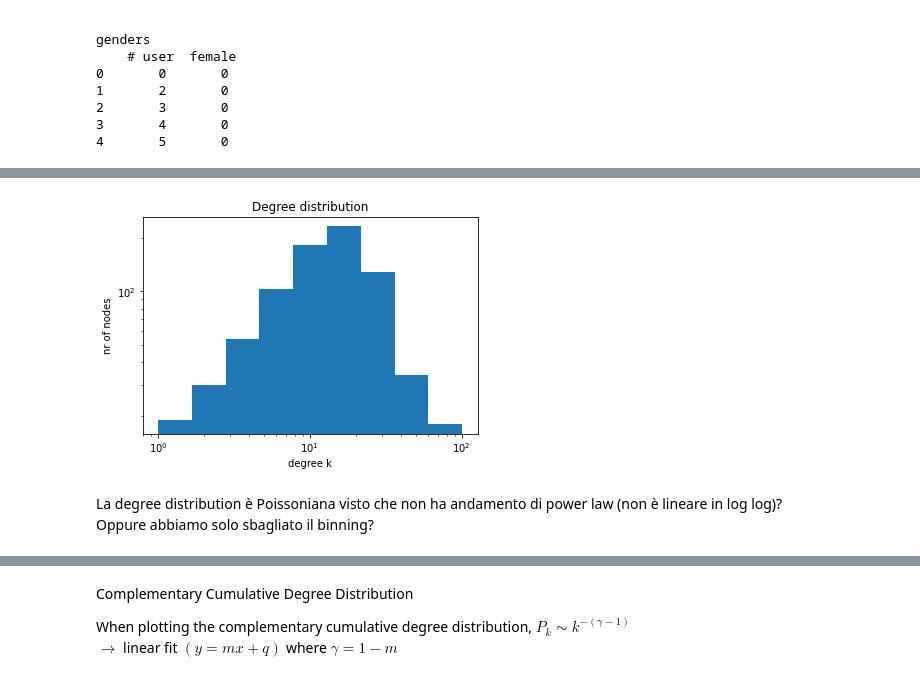
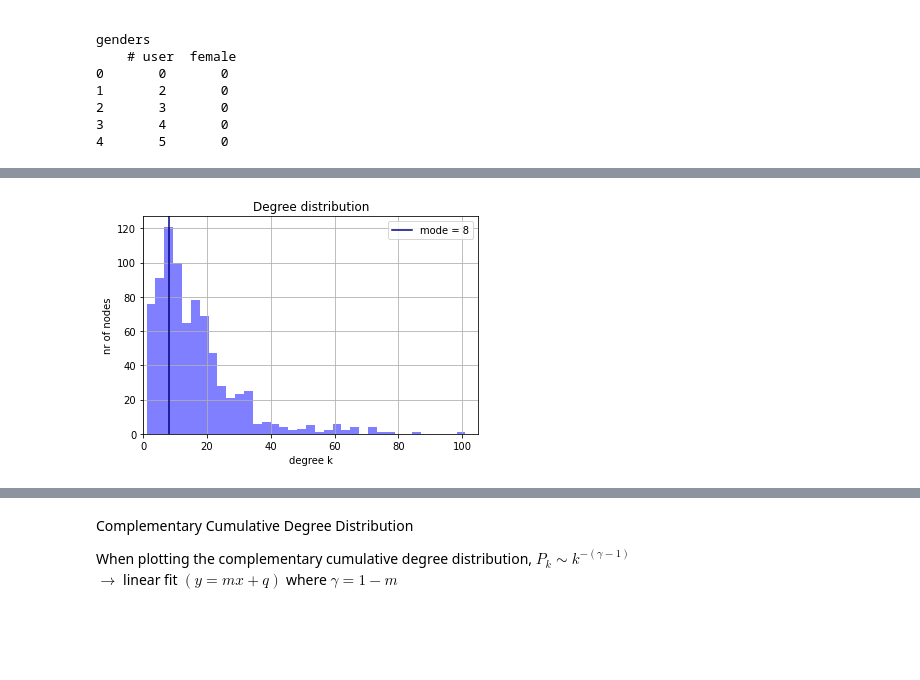
Before and after one commit to dariobaron/copenhagen_project, a Jupyter notebook: Marika_a_Copenhagen.ipynb, the cells around one changed output, grey strips where cells are left out. Cells and saved outputs as stored; diff of their text form; code cells hidden in the pictures; blank space fills up the shorter version.

```diff
--- a/Marika_a_Copenhagen.ipynb
+++ b/Marika_a_Copenhagen.ipynb
@@ -70,18 +63,33 @@ nx.draw(Gfacebook, node_size=20)
+# %%
+from scipy.special import factorial
+from scipy.optimize import curve_fit
+
+def poisson(k, lambd):
+    return(lambd**k/factorial(k))*np.exp(-lambd)
 # %%
 # degree distribution
+import statistics
+degree_sequence = np.array(sorted((d for n, d in Gfacebook.degree()), reverse=True))
+#bin_edges = np.logspace(np.log10(degree_sequence.min()), np.log10(degree_sequence.max()), 10)
+entries, bin_edges, patches = plt.hist(degree_sequence,bins=36,density=False,color='blue',alpha=0.5)#bins=bin_edges)
 
-degree_sequence = np.array(sorted((d for n, d in Gfacebook.degree()), reverse=True))
-bin_edges = np.logspace(np.log10(degree_sequence.min()), np.log10(degree_sequence.max()), 10)
-plt.hist(degree_sequence,bins=bin_edges)
+# calculate bin centres
+bin_middles = 0.5 * (bin_edges[1:] + bin_edges[:-1])
 
-plt.xscale('log')
-plt.yscale('log')
+popt, pcov = curve_fit(poisson, bin_middles, entries)
+
+x_plot = np.arange(0, 36)
+#plt.plot(x_plot,poisson(x_plot, popt),'bo')
+plt.axvline(statistics.mode(degree_sequence),label='mode = '+str(statistics.mode(degree_sequence)),color='navy')
+#plt.xscale('log')
+#plt.yscale('log')
 plt.title('Degree distribution')
 plt.xlabel('degree k')
 plt.ylabel('nr of nodes')
+plt.xlim(0,105)
+plt.legend()
+plt.grid()
+plt.savefig('plots/degFB')
 plt.show()
 # %% [output]
-[figure, old version]
+[figure, new version]
-# %% [markdown]
-La degree distribution è Poissoniana visto che non ha andamento di power law (non è lineare in log log)?\
-Oppure abbiamo solo sbagliato il binning?
```
Also changed, not shown: parts of 36 cells of this notebook, 3 other files.
